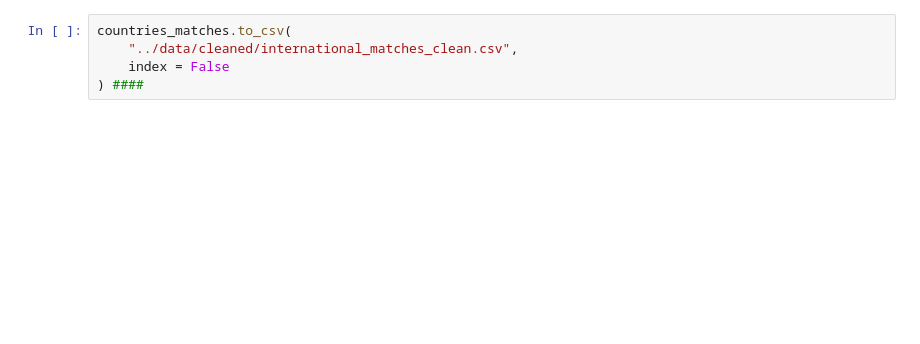
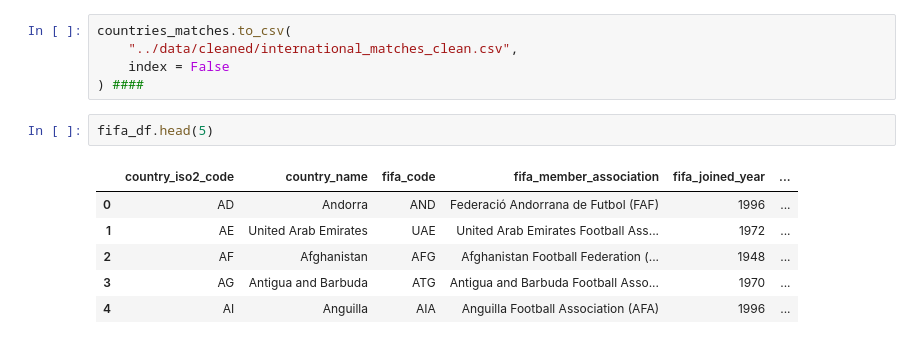
Before and after one commit to jlnsmith2001/world_cup_prediction_platform, a Jupyter notebook: notebooks/international_matches.ipynb, the cells around one changed output. Saved outputs shown, nothing was run; the diff lists cells and outputs as text; blank space fills up the shorter version.

```diff
--- a/notebooks/international_matches.ipynb
+++ b/notebooks/international_matches.ipynb
@@ -682,3 +708,12 @@ countries_matches.to_csv(
     "../data/cleaned/international_matches_clean.csv",
     index = False
 ) ####
+# %%
+fifa_df.head(5)
+# %% [output]
+|  | country_iso2_code | country_name | fifa_code | fifa_member_association | fifa_joined_year | ... |
+| 0 | AD | Andorra | AND | Federació Andorrana de Futbol (FAF) | 1996 | ... |
+| 1 | AE | United Arab Emirates | UAE | United Arab Emirates Football Ass... | 1972 | ... |
+| 2 | AF | Afghanistan | AFG | Afghanistan Football Federation (... | 1948 | ... |
+| 3 | AG | Antigua and Barbuda | ATG | Antigua and Barbuda Football Asso... | 1970 | ... |
+| 4 | AI | Anguilla | AIA | Anguilla Football Association (AFA) | 1996 | ... |
```
Also changed, not shown: parts of 2 cells of this notebook, 5 other files.
